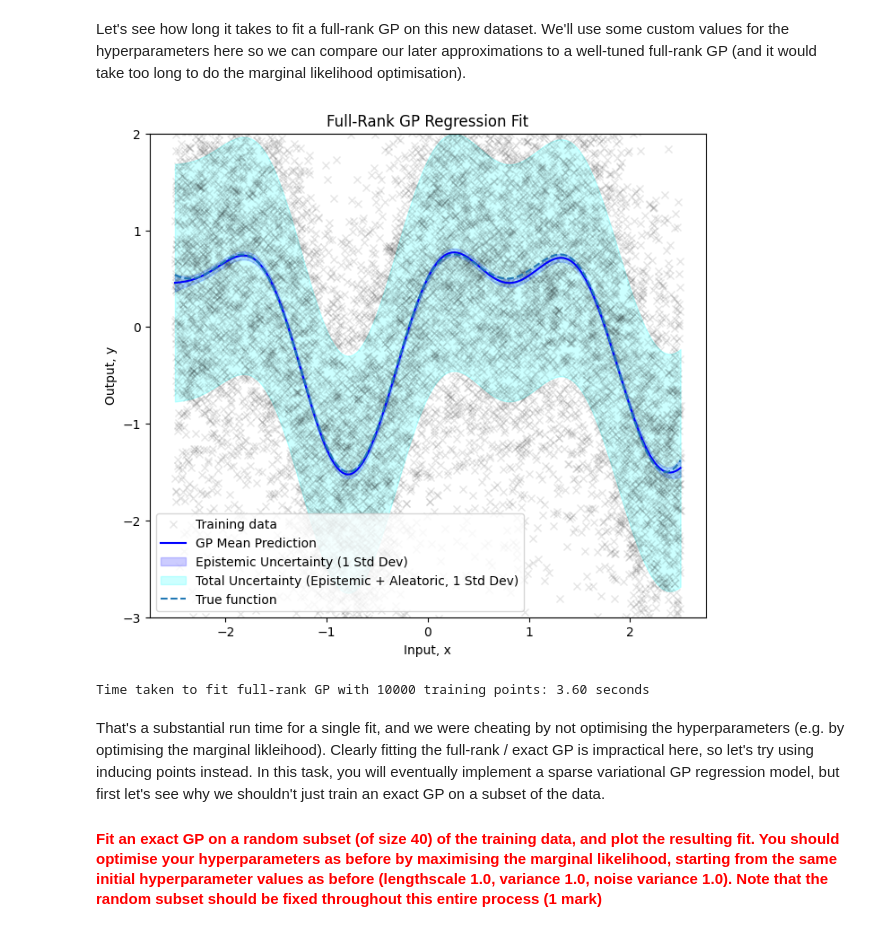
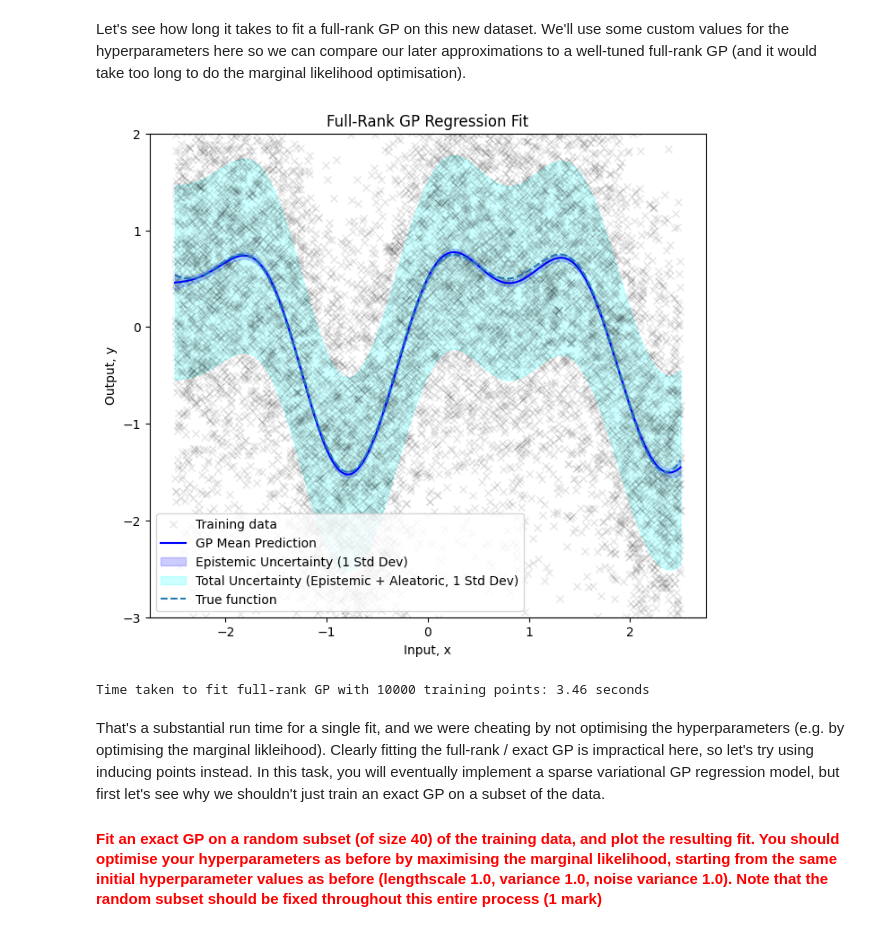
Before and after one commit to Epetch/Bayesian-ML-CW-2, a Jupyter notebook: cw2_partA.ipynb, the cells around one changed output. Saved outputs shown, nothing was run; the diff lists cells and outputs as text; code cells hidden in the pictures.

```diff
--- a/cw2_partA.ipynb
+++ b/cw2_partA.ipynb
@@ -558,30 +558,30 @@ Let's see how long it takes to fit a full-rank GP on this new dataset. We'll use
 # %%
 # Fit a full-rank GP with fixed hyperparameters with fixed lengthscale 0.57, variance 0.9, and noise variance 1.
 lengthscale = 0.57
 variance = 0.9
-noise_var = 1.5
+noise_var = 1.0
 
 start_time = time.time()
 plot_exact_gp_fit(
     large_full_X_train,
     large_full_y_train,
     X_grid,
     f_grid,
     lengthscale,
     variance,
     noise_var,
     training_data_opacity=0.1,
 )  # There's a lot of points which makes it hard to see the fit.
 jax.random.normal(
     rng_key
 ).block_until_ready()  # Hopefully deal with any asynchronous dispatch issues that might mess with our timing. Note that we are not using JIT here, but if you decide to do so, you should make sure that your timings are for the actual computations and not the compilation. If in doubt, don't use JIT in this coursework.
 end_time = time.time()
 print(
     f"Time taken to fit full-rank GP with {large_n_train} training points: {end_time - start_time:.2f} seconds"
 )
 # %% [output]
-[figure, old version]
+[figure, new version]
-Time taken to fit full-rank GP with 10000 training points: 3.60 seconds
+Time taken to fit full-rank GP with 10000 training points: 3.46 seconds
 # %% [markdown]
 That's a substantial run time for a single fit, and we were cheating by not optimising the hyperparameters (e.g. by optimising the marginal likleihood). Clearly fitting the full-rank / exact GP is impractical here, so let's try using inducing points instead. In this task, you will eventually implement a sparse variational GP regression model, but first let's see why we shouldn't just train an exact GP on a subset of the data.
 
```
Also changed, not shown: parts of 3 cells of this notebook, 1 other file.
